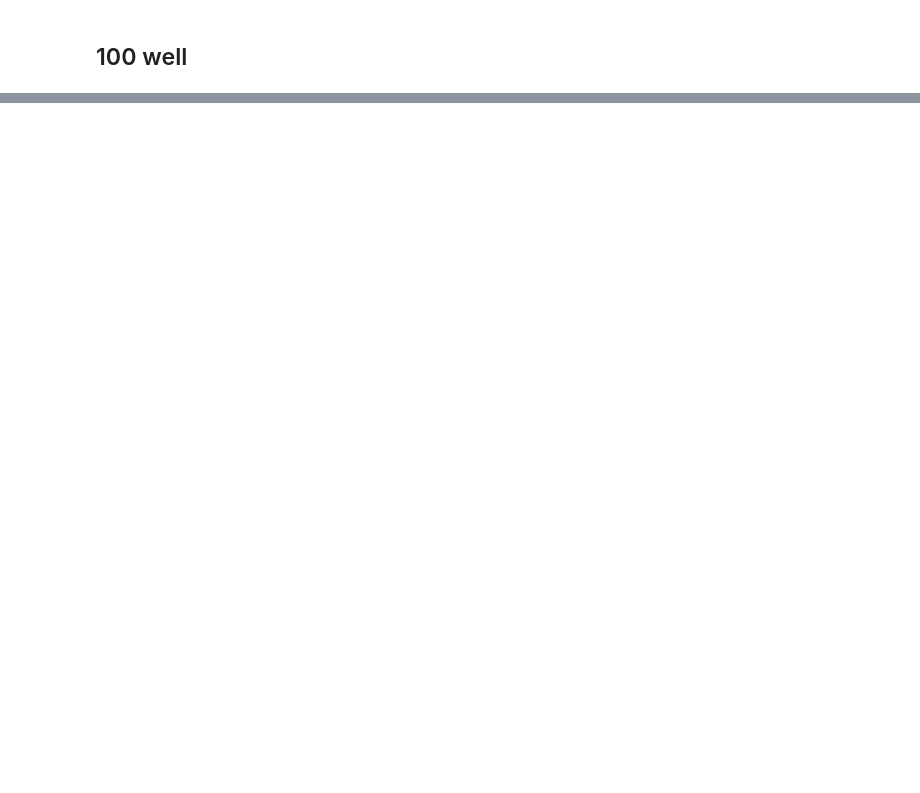
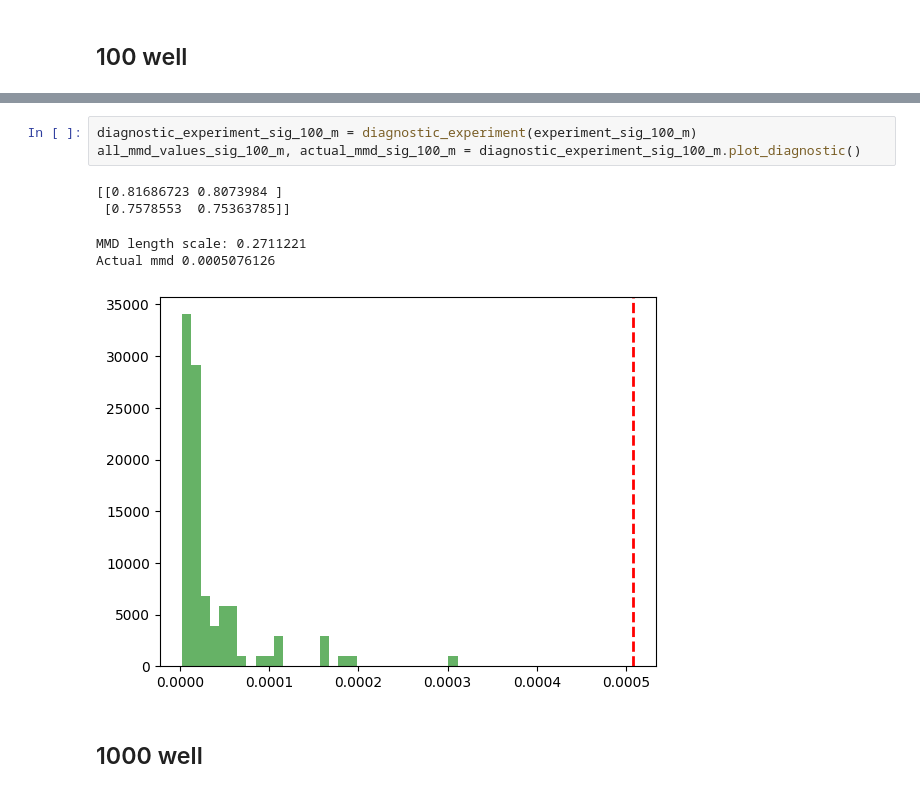
Before and after one commit to liuqingyang27/Detecting-Model-Misspecification-via-VGD, a Jupyter notebook: different data size fig.ipynb, the cells around one changed output, grey strips where cells are left out. Drawn from its saved outputs; the diff is of its cells as text; blank space fills up the shorter version.

```diff
--- a/different data size fig.ipynb
+++ b/different data size fig.ipynb
@@ -71,0 +106,11 @@ ValueError: vmap in_axes must be an int, None, or a tuple of entries correspondi
+# %%
+diagnostic_experiment_sig_100_m = diagnostic_experiment(experiment_sig_100_m)
+all_mmd_values_sig_100_m, actual_mmd_sig_100_m = diagnostic_experiment_sig_100_m.plot_diagnostic()
+# %% [output]
+[[0.81686723 0.8073984 ]
+ [0.7578553  0.75363785]]
+MMD length scale: 0.2711221
+Actual mmd 0.0005076126
+[figure, added]
+# %% [markdown]
+## 1000 well
```
Also changed, not shown: parts of 42 cells of this notebook, 3 other files.
